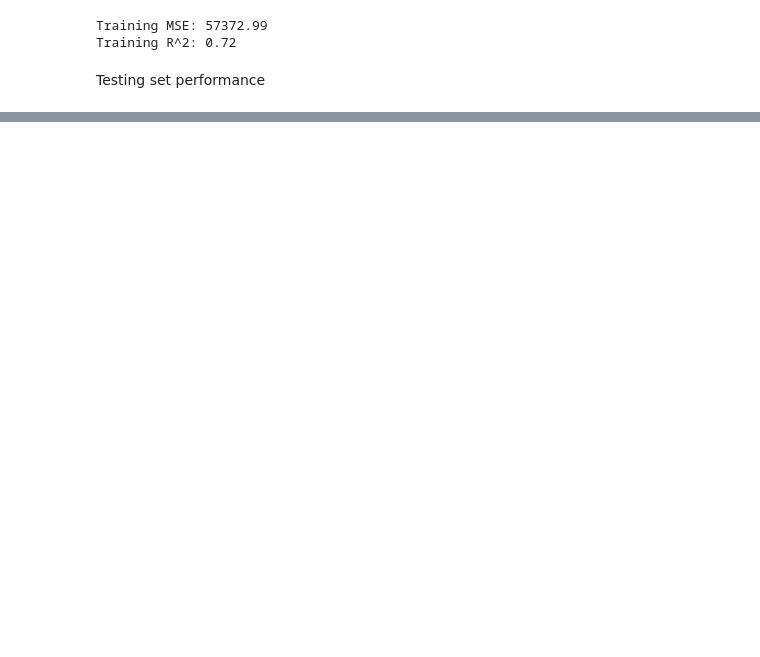
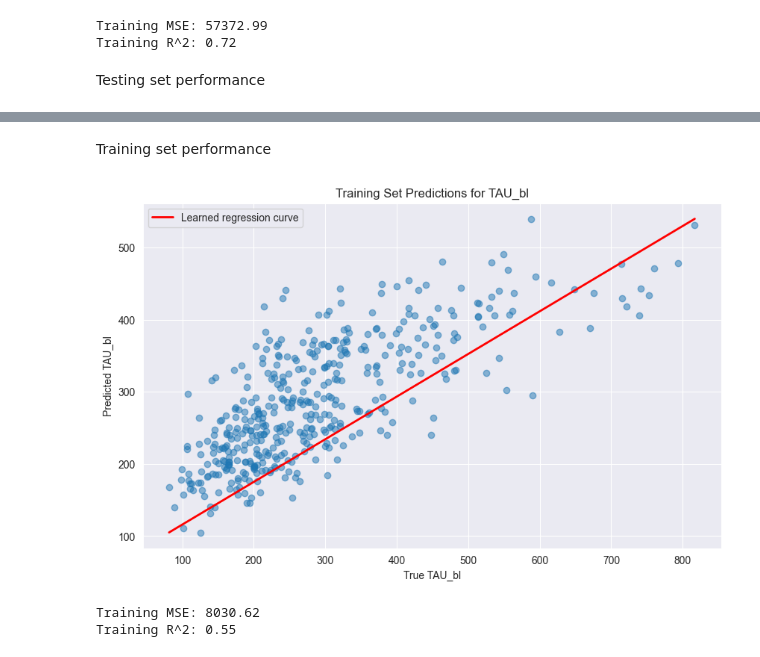
Before and after one commit to Aquila69420/adni-ml, a Jupyter notebook: train.ipynb, the cells around one changed output, grey strips where cells are left out. Saved outputs shown, nothing was run; the diff lists cells and outputs as text; code cells hidden in the pictures; blank space fills up the shorter version.

```diff
--- a/train.ipynb
+++ b/train.ipynb
@@ -204,0 +245,30 @@ X_train, X_test, y_train, y_test = train_test_split(X, y, train_size=0.8, random
+# %% [markdown]
+Training set performance
+# %%
+y_mean_train, y_std_train = gpr.predict(X_train, return_std=True)
+train_gradient = np.gradient(y_mean_train)
+# Plot training set predictions
+plt.figure(figsize=(10, 6))
+plt.scatter(y_train, y_mean_train, alpha=0.5)
+# Plot the learnt regression curve
+plt.plot(
+    [y_train.min(), y_train.max()],
+    [y_mean_train.min(), y_mean_train.max()],
+    'r-',
+    lw=2,
+    label='Learned regression curve',
+)
+plt.xlabel('True TAU_bl')
+plt.ylabel('Predicted TAU_bl')
+plt.title('Training Set Predictions for TAU_bl')
+plt.legend()
+plt.show()
+
+mse_train = mean_squared_error(y_train, y_mean_train)
+r2_train = r2_score(y_train, y_mean_train)
+print(f'Training MSE: {mse_train:.2f}')
+print(f'Training R^2: {r2_train:.2f}')
+# %% [output]
+[figure, added]
+Training MSE: 8030.62
+Training R^2: 0.55
```
Also changed, not shown: parts of 22 cells of this notebook.
